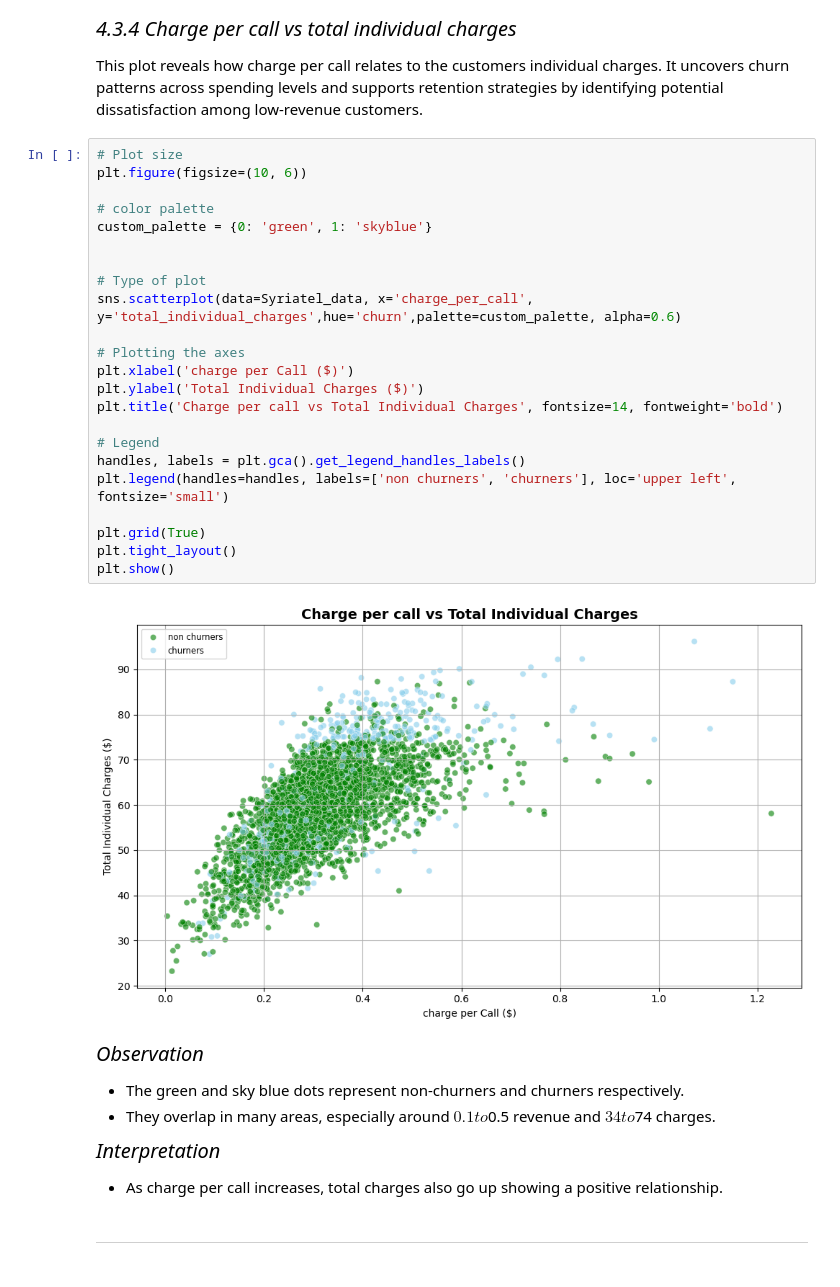
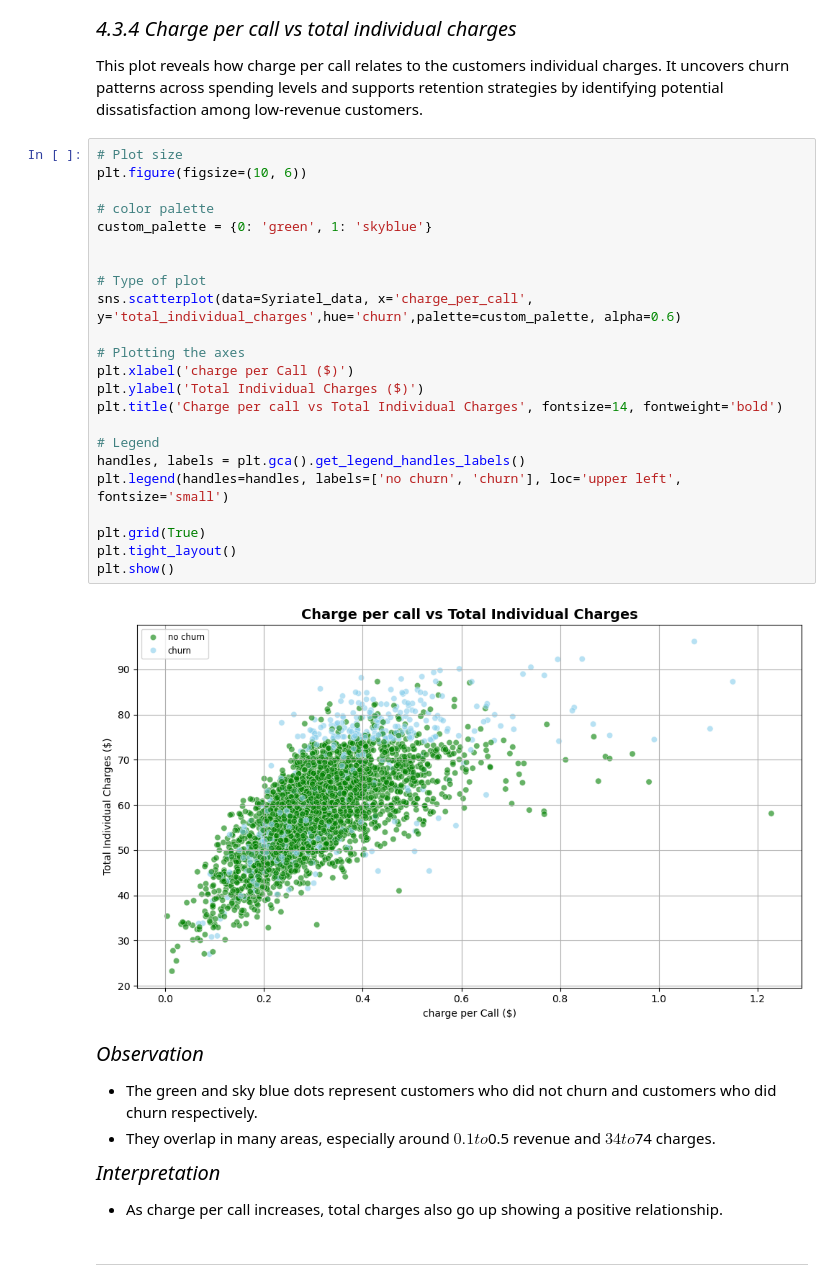
Before and after one commit to EAlmadi/Phase3_project, a Jupyter notebook: Syria-Tel.ipynb, the cells around one changed output. Drawn from its saved outputs; the diff is of its cells as text.

```diff
--- a/Syria-Tel.ipynb
+++ b/Syria-Tel.ipynb
@@ -435,31 +435,31 @@ This plot reveals how charge per call relates to the customers individual charge
 # %%
 # Plot size
 plt.figure(figsize=(10, 6))
 
 # color palette
 custom_palette = {0: 'green', 1: 'skyblue'}
 
 
 # Type of plot
 sns.scatterplot(data=Syriatel_data, x='charge_per_call', y='total_individual_charges',hue='churn',palette=custom_palette, alpha=0.6)
 
 # Plotting the axes
 plt.xlabel('charge per Call ($)')
 plt.ylabel('Total Individual Charges ($)')
 plt.title('Charge per call vs Total Individual Charges', fontsize=14, fontweight='bold')
 
 # Legend
 handles, labels = plt.gca().get_legend_handles_labels()
-plt.legend(handles=handles, labels=['non churners', 'churners'], loc='upper left', fontsize='small')
+plt.legend(handles=handles, labels=['no churn', 'churn'], loc='upper left', fontsize='small')
 
 plt.grid(True)
 plt.tight_layout()
 plt.show()
 # %% [output]
-[figure, old version]
+[figure, new version]
 # %% [markdown]
 *<span style="font-size: 20px;">Observation</span>*
-- The green and sky blue dots represent non-churners and churners respectively.
+- The green and sky blue dots represent customers who did not churn and customers who did churn respectively.
 - They overlap in many areas, especially around $0.1 to  $0.5 revenue and $34 to  $74 charges.
 
 *<span style="font-size: 20px;">Interpretation</span>*
```
Also changed, not shown: parts of 5 cells of this notebook, 1 other file.
